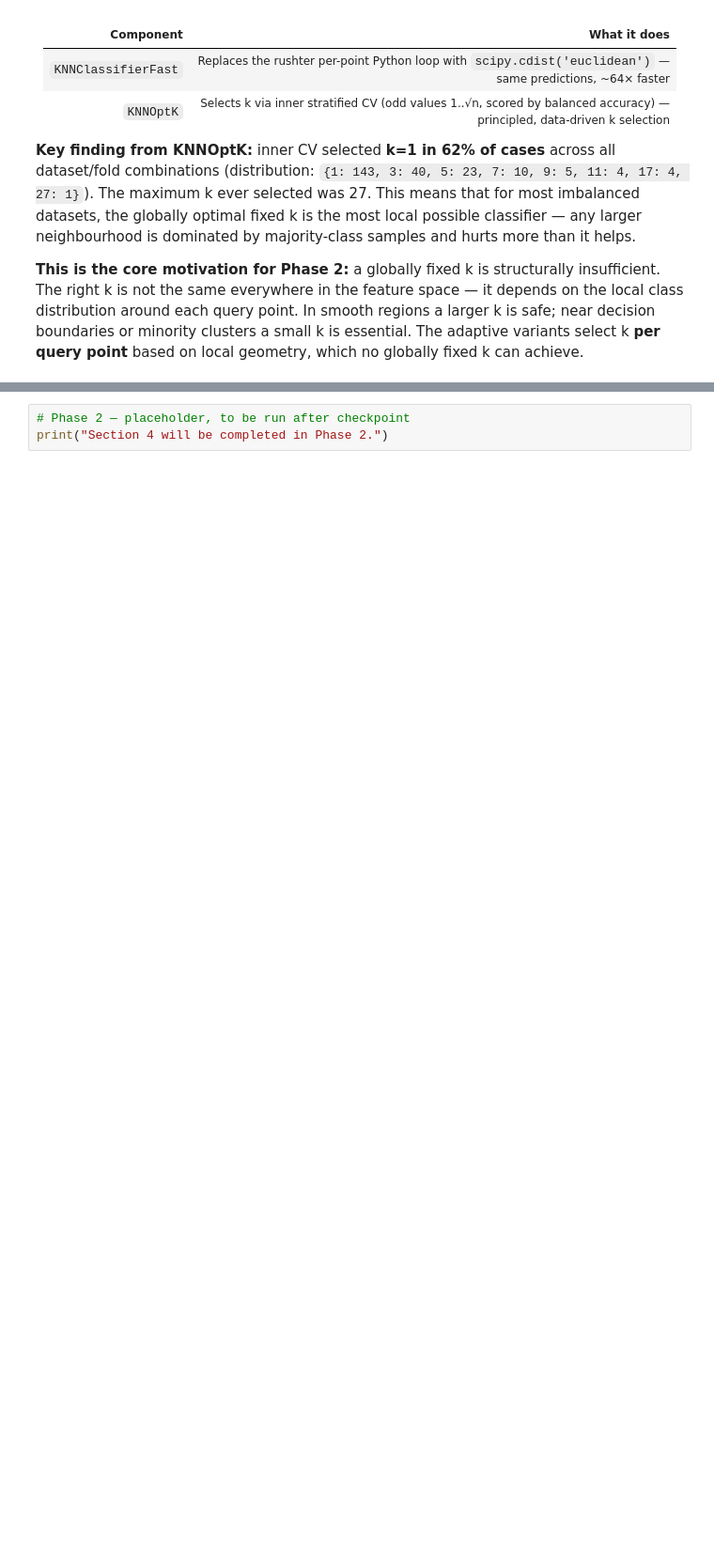
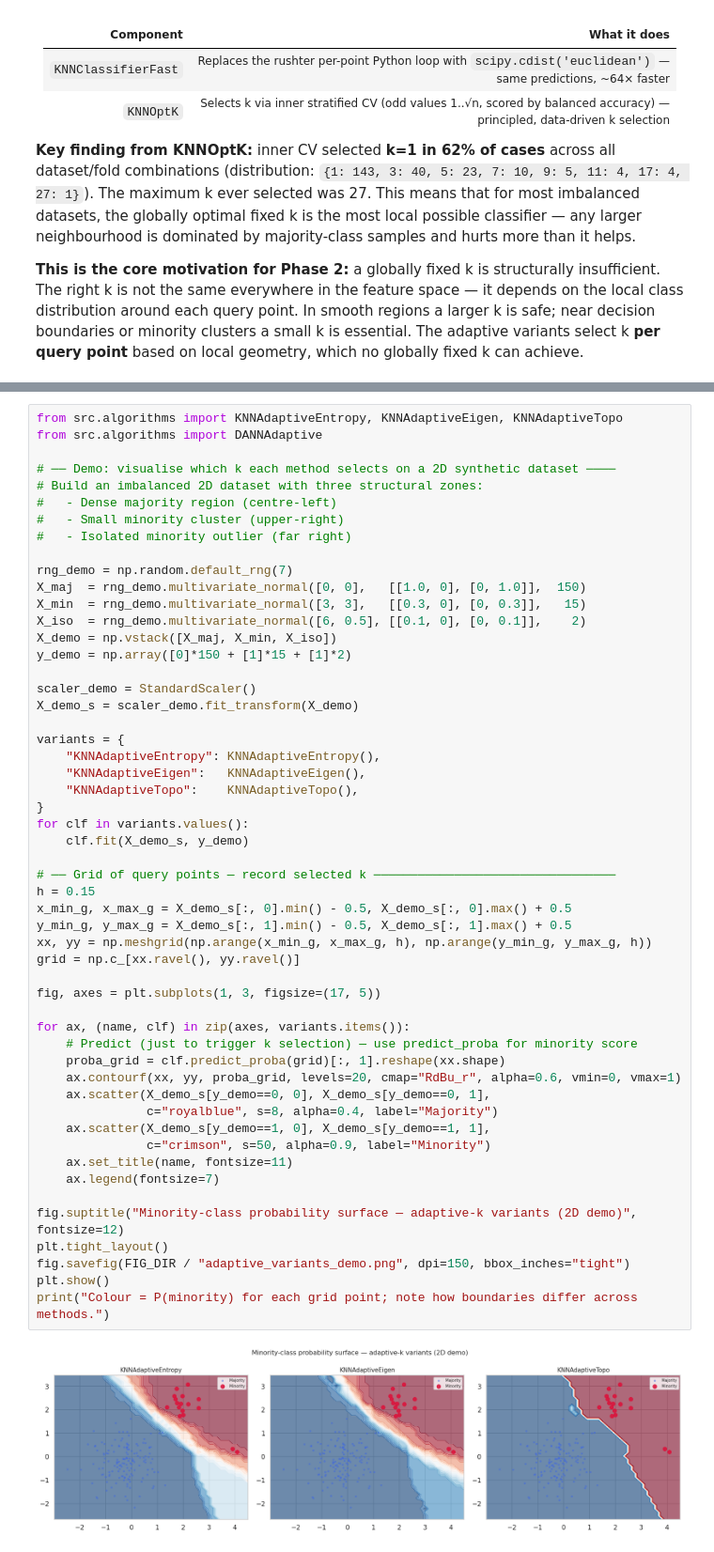
Before and after one commit to zepaulo333/knn_classimbalance, a Jupyter notebook: notebooks/analysis.ipynb, the cells around one changed output, grey strips where cells are left out. Shown at 94% size. Cells and saved outputs as stored; diff of their text form; blank space fills up the shorter version.

```diff
--- a/notebooks/analysis.ipynb
+++ b/notebooks/analysis.ipynb
@@ -697,4 +695,55 @@ This is the first adaptive-k method in the literature that uses persistent homol
 # %%
-# Phase 2 — placeholder, to be run after checkpoint
-print("Section 4 will be completed in Phase 2.")
+from src.algorithms import KNNAdaptiveEntropy, KNNAdaptiveEigen, KNNAdaptiveTopo
+from src.algorithms import DANNAdaptive
+
+# ── Demo: visualise which k each method selects on a 2D synthetic dataset ────
+# Build an imbalanced 2D dataset with three structural zones:
+#   - Dense majority region (centre-left)
+#   - Small minority cluster (upper-right)
+#   - Isolated minority outlier (far right)
+
+rng_demo = np.random.default_rng(7)
+X_maj  = rng_demo.multivariate_normal([0, 0],   [[1.0, 0], [0, 1.0]],  150)
+X_min  = rng_demo.multivariate_normal([3, 3],   [[0.3, 0], [0, 0.3]],   15)
+X_iso  = rng_demo.multivariate_normal([6, 0.5], [[0.1, 0], [0, 0.1]],    2)
+X_demo = np.vstack([X_maj, X_min, X_iso])
+y_demo = np.array([0]*150 + [1]*15 + [1]*2)
+
+scaler_demo = StandardScaler()
+X_demo_s = scaler_demo.fit_transform(X_demo)
+
+variants = {
+    "KNNAdaptiveEntropy": KNNAdaptiveEntropy(),
+    "KNNAdaptiveEigen":   KNNAdaptiveEigen(),
+    "KNNAdaptiveTopo":    KNNAdaptiveTopo(),
+}
+for clf in variants.values():
+    clf.fit(X_demo_s, y_demo)
+
+# ── Grid of query points — record selected k ─────────────────────────────────
+h = 0.15
+x_min_g, x_max_g = X_demo_s[:, 0].min() - 0.5, X_demo_s[:, 0].max() + 0.5
+y_min_g, y_max_g = X_demo_s[:, 1].min() - 0.5, X_demo_s[:, 1].max() + 0.5
+xx, yy = np.meshgrid(np.arange(x_min_g, x_max_g, h), np.arange(y_min_g, y_max_g, h))
+grid = np.c_[xx.ravel(), yy.ravel()]
+
+fig, axes = plt.subplots(1, 3, figsize=(17, 5))
+
+for ax, (name, clf) in zip(axes, variants.items()):
+    # Predict (just to trigger k selection) — use predict_proba for minority score
+    proba_grid = clf.predict_proba(grid)[:, 1].reshape(xx.shape)
+    ax.contourf(xx, yy, proba_grid, levels=20, cmap="RdBu_r", alpha=0.6, vmin=0, vmax=1)
+    ax.scatter(X_demo_s[y_demo==0, 0], X_demo_s[y_demo==0, 1],
+               c="royalblue", s=8, alpha=0.4, label="Majority")
+    ax.scatter(X_demo_s[y_demo==1, 0], X_demo_s[y_demo==1, 1],
+               c="crimson", s=50, alpha=0.9, label="Minority")
+    ax.set_title(name, fontsize=11)
+    ax.legend(fontsize=7)
+
+fig.suptitle("Minority-class probability surface — adaptive-k variants (2D demo)", fontsize=12)
+plt.tight_layout()
+fig.savefig(FIG_DIR / "adaptive_variants_demo.png", dpi=150, bbox_inches="tight")
+plt.show()
+print("Colour = P(minority) for each grid point; note how boundaries differ across methods.")
 # %% [output]
+[figure, added]
```
Also changed, not shown: parts of 17 cells of this notebook, 25 other files.
